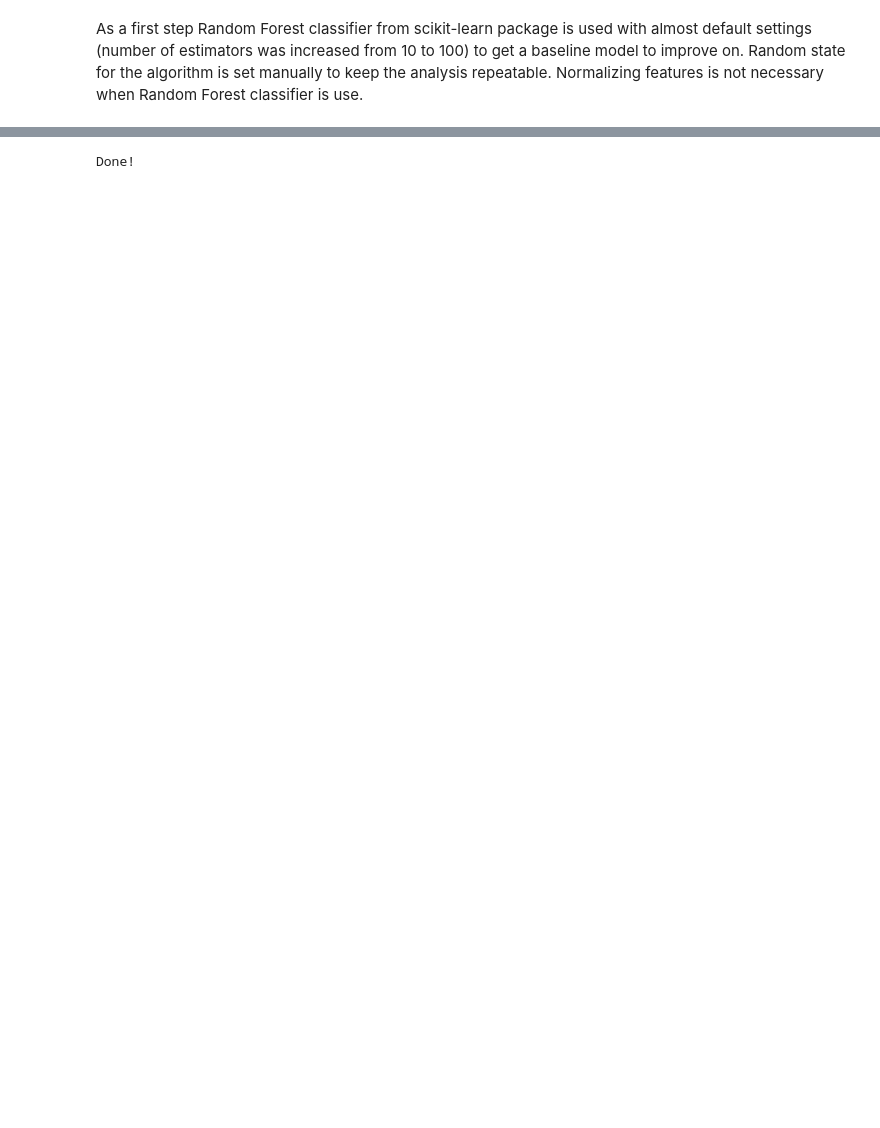
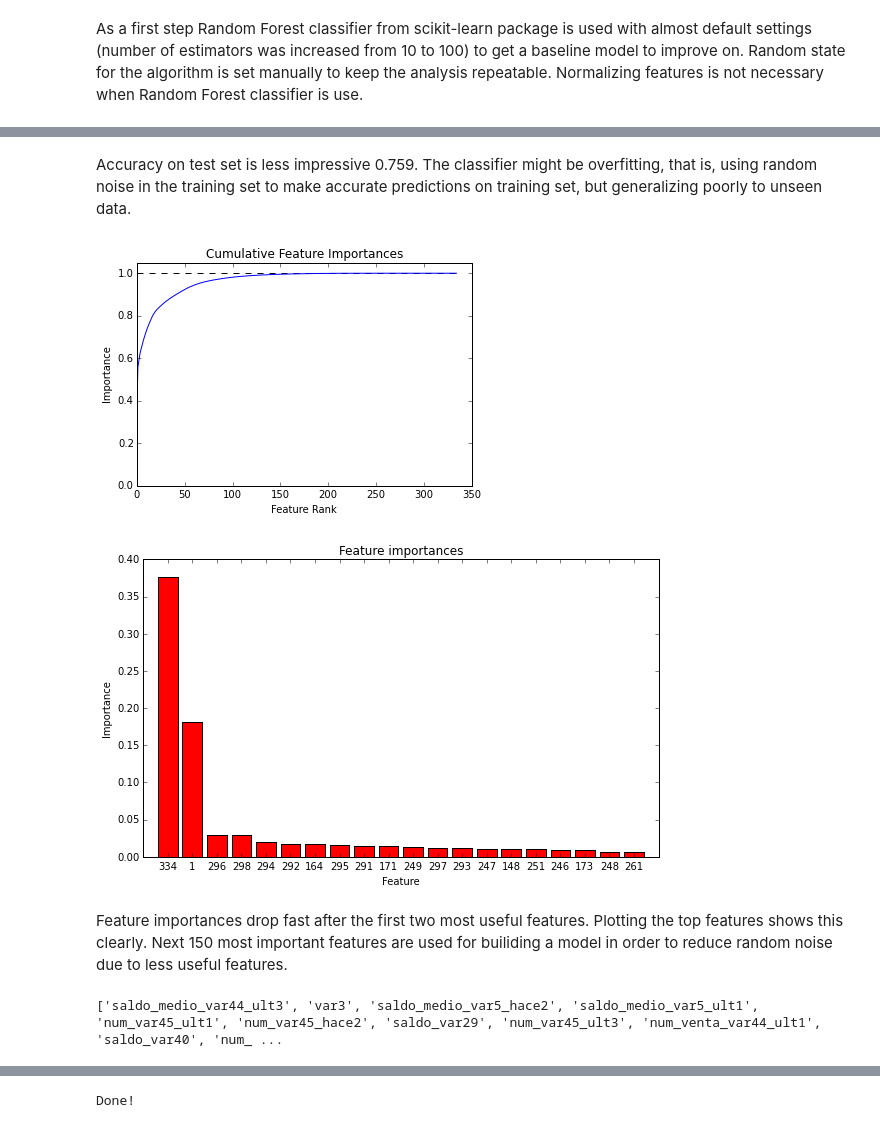
Before and after one commit to jsalminen/Santander, a Jupyter notebook: Santander MLEN.ipynb, the cells around one changed output, grey strips where cells are left out. Saved outputs shown, nothing was run; the diff lists cells and outputs as text; code cells hidden in the pictures; blank space fills up the shorter version.

```diff
--- a/Santander MLEN.ipynb
+++ b/Santander MLEN.ipynb
@@ -562,18 +288,0 @@ According to grid search the optimal parameters for Random Forest classifier are
-# %%
-# Optimal random forest on full data
-train_full_X = train_raw.drop(["ID", "TARGET"], axis=1)
-train_full_y = train_raw["TARGET"]
-
-test = test_raw.drop(["ID"], axis=1)
-test_ID = test_raw["ID"]
-
-# Dimension reduction
-reduced_train_full_X = pca.transform(train_full_X)
-reduced_test = pca.transform(test)
-
-
-clf = RandomForestClassifier(n_estimators = 100, class_weight='balanced',
-                            max_depth=None, max_features=8)
-
-train_classifier(clf, reduced_train_full_X, train_full_y)
-print clf
@@ -591,0 +342,56 @@ Finally, the optimal Random Forest classifier trained on full dataset is used fo
+# %% [markdown]
+Accuracy on test set is less impressive 0.759. The classifier might be overfitting, that is, using random noise in the training set to make accurate predictions on training set, but generalizing poorly to unseen data.
+# %%
+# Feature importances
+importances = clf.feature_importances_
+std = np.std([tree.feature_importances_ for tree in clf.estimators_],
+             axis=0)
+indices = np.argsort(importances)[::-1]
+
+# Number of features to show
+n_features = 20
+
+# Plot the feature importances
+def plot_importances(clf, n_features=20):
+    importances = clf.feature_importances_
+    indices = np.argsort(importances)[::-1]
+
+    plt.figure(figsize=(8,5))
+    plt.bar(range(n_features), importances[indices[:n_features]],
+            color="r", align="center")
+    plt.xticks(range(n_features), indices)
+    plt.xlim([-1, n_features])
+    plt.title("Feature importances")
+    plt.xlabel("Feature")
+    plt.ylabel("Importance")
+    plt.tight_layout()
+    plt.show()
+
+# Plot cumulative importances
+def plot_cumulative_importances(clf, n_features=200):
+    importances = clf.feature_importances_
+    indices = np.argsort(importances)[::-1]
+    cum_importances = importances[indices[:n_features]].cumsum()
+
+    plt.figure()
+    plt.plot(cum_importances)
+    plt.ylim(0,1.05)
+    plt.hlines(1, 0, n_features, linestyles="dashed")
+    plt.title("Cumulative Feature Importances")
+    plt.xlabel("Feature Rank")
+    plt.ylabel("Importance")
+    plt.show()
+
+plot_cumulative_importances(clf, n_features=train_X.shape[1])
+plot_importances(clf)
+# %% [output]
+[figure, added]
+[figure, added]
+# %% [markdown]
+Feature importances drop fast after the first two most useful features. Plotting the top features shows this clearly. Next 150 most important features are used for builiding a model in order to reduce random noise due to less useful features.
+# %%
+importances = clf.feature_importances_
+indices = np.argsort(importances)[::-1]
+print [train_raw.columns.values[i] for i in indices[:150]]
+# %% [output]
+['saldo_medio_var44_ult3', 'var3', 'saldo_medio_var5_hace2', 'saldo_medio_var5_ult1', 'num_var45_ult1', 'num_var45_hace2', 'saldo_var29', 'num_var45_ult3', 'num_venta_var44_ult1', 'saldo_var40', 'num_ ...
```
Also changed, not shown: parts of 48 cells of this notebook.
